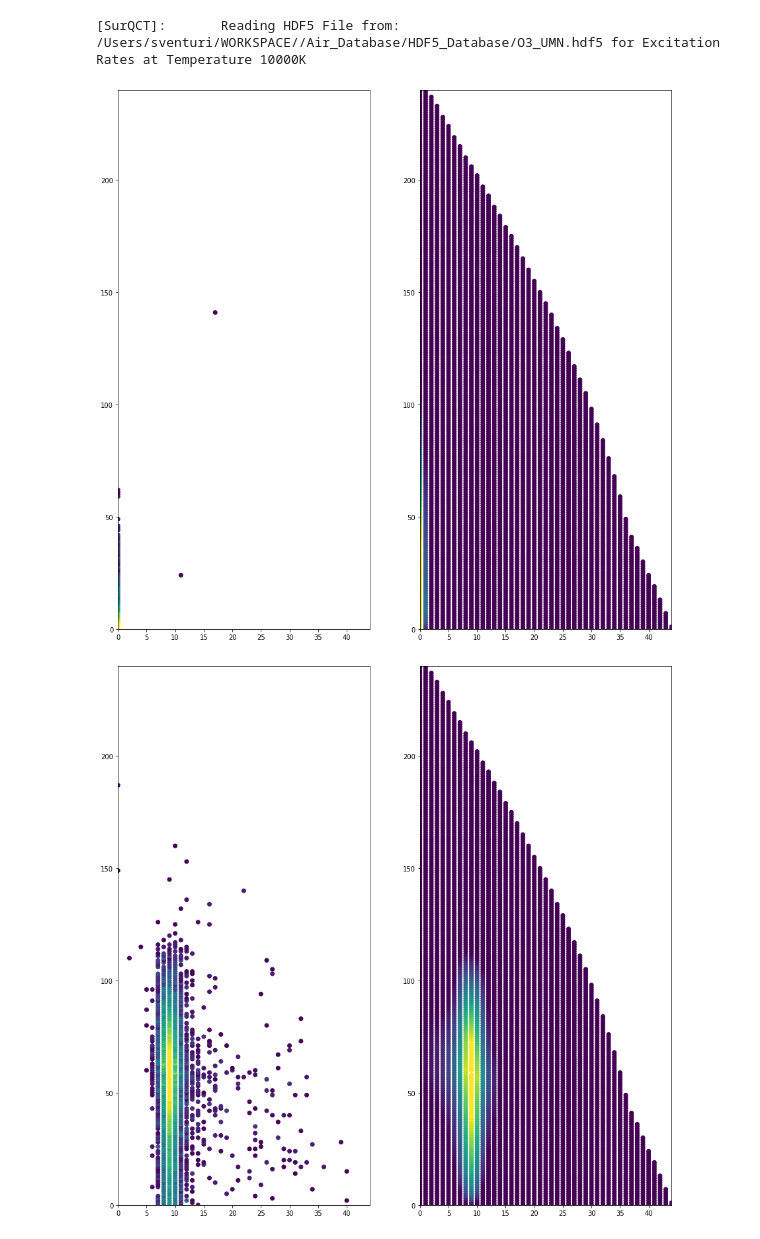
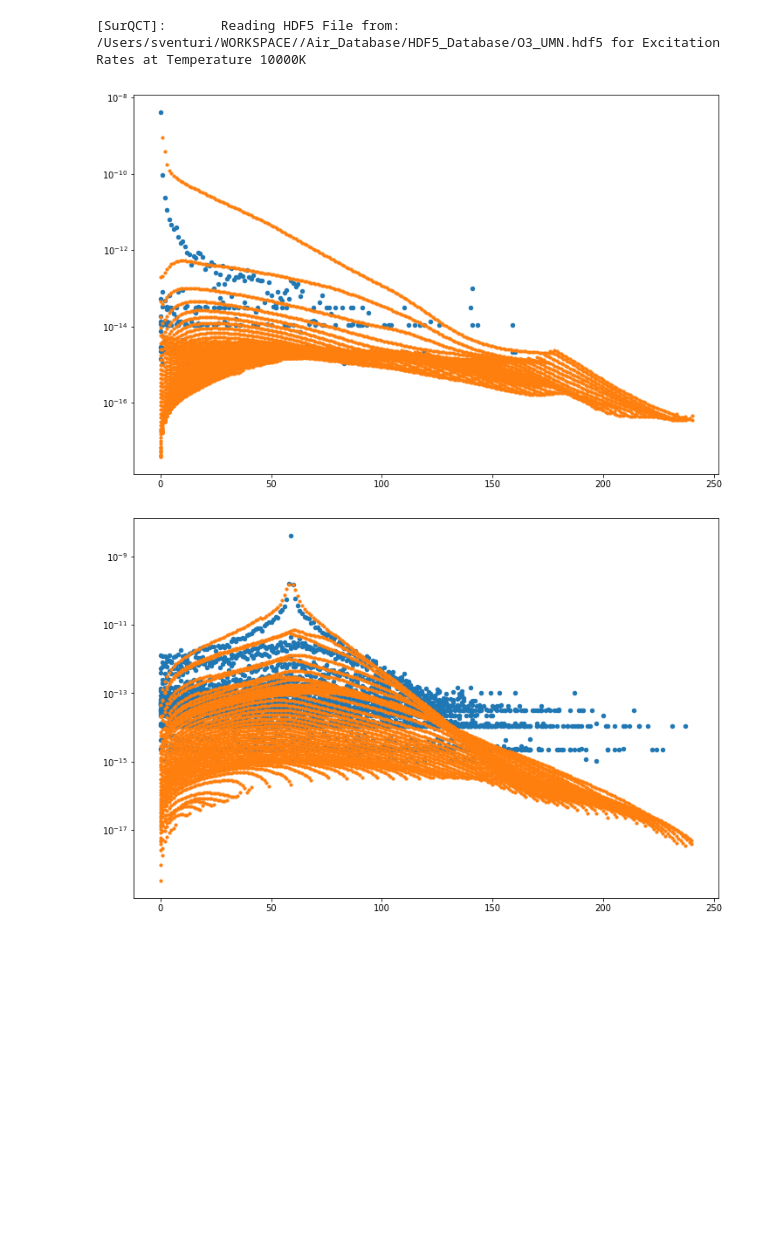
Before and after one commit to simoneventuri/SurQCT, a Jupyter notebook: scripts/postprocessing/Plot_CPlots.ipynb, the cells around one changed output. Saved outputs shown, nothing was run; the diff lists cells and outputs as text; code cells hidden in the pictures; blank space fills up the shorter version.

```diff
--- a/scripts/postprocessing/Plot_CPlots.ipynb
+++ b/scripts/postprocessing/Plot_CPlots.ipynb
@@ -263,6 +243,8 @@ for iIdx in tqdm(iIdxVec, desc='[SurQCT]:     Generating Inelastic and Exchange
     if (len(xTemp_FWD[NN_KExcit.xTrainingVar]) > 0):
         KExcit_NN_FWD          = np.exp( NN_KExcit.Model.predict(xTemp_FWD[NN_KExcit.xTrainingVar]) ) / InputData.MultFact
 
+
+
     ## BWD Rates
     iiIdxVec              = jIdxVecNo
     jIdxVec               = [iIdx]*jNLevelsNo
@@ -314,44 +296,50 @@ for iIdx in tqdm(iIdxVec, desc='[SurQCT]:     Generating Inelastic and Exchange
         xTemp_BWD             = pd.concat([iLevelsData, jLevelsData, kLevelsData], axis=1)
 
 
 
     ### Concatenating
         if (len(xTemp_FWD[NN_KExcit.xTrainingVar]) > 0):
-            xTemp    = pd.concat([xTemp_FWD, xTemp_BWD], axis=0)
+            xTemp     = pd.concat([xTemp_FWD, xTemp_BWD], axis=0)
             KExcit_NN = np.concatenate((KExcit_NN_FWD, KExcit_NN_BWD), axis=0)
         else:
             xTemp     = xTemp_BWD
             KExcit_NN = NN_KExcit_BWD
     else:
         if (len(xTemp_FWD[NN_KExcit.xTrainingVar]) > 0):
             xTemp     = xTemp_FWD
             KExcit_NN = NN_KExcit_FWD
 
 
 
     ### Plotting
+    Mask     = KExcit[:,iIdx] > 1.e-15
+
     cdict = {
       'red'  :  ( (0.0, 0.25, .25), (0.02, .59, .59), (1., 1., 1.)),
       'green':  ( (0.0, 0.0, 0.0), (0.02, .45, .45), (1., .97, .97)),
       'blue' :  ( (0.0, 1.0, 1.0), (0.02, .75, .75), (1., 0.45, 0.45))
     }
 
+#     fig, axs = plt.subplots(1,2,figsize=(15,15))
 
-    Mask     = KExcit[:,iIdx] > 1.e-13
+#     axs[0].scatter(DiatData[1]['vqn'][Mask], DiatData[1]['jqn'][Mask], c=np.log10(KExcit[Mask,iIdx]), vmin=-13, vmax=-11)
+#     axs[0].set_xlim([DiatData[1]['vqn'].min(), DiatData[1]['vqn'].max()])
+#     axs[0].set_ylim([DiatData[1]['jqn'].min(), DiatData[1]['jqn'].max()])
 
-    fig, axs = plt.subplots(1,2,figsize=(15,15))
+#     axs[1].scatter(xTemp['vqn_j'], xTemp['jqn_j'], c=np.log10(KExcit_NN[:,0]), vmin=-13, vmax=-11)
+#     axs[1].set_xlim([DiatData[1]['vqn'].min(), DiatData[1]['vqn'].max()])
+#     axs[1].set_ylim([DiatData[1]['jqn'].min(), DiatData[1]['jqn'].max()])
 
-    axs[0].scatter(DiatData[1]['vqn'][Mask], DiatData[1]['jqn'][Mask], c=np.log10(KExcit[Mask,iIdx]), vmin=-13, vmax=-11)
-    axs[0].set_xlim([DiatData[1]['vqn'].min(), DiatData[1]['vqn'].max()])
-    axs[0].set_ylim([DiatData[1]['jqn'].min(), DiatData[1]['jqn'].max()])
+#     ax=plt.gca()
+#     PCM=ax.get_children()[2] #get the mappable, the 1st and the 2nd are the x and y axes
+#     #plt.colorbar(PCM, ax=ax)
 
-    axs[1].scatter(xTemp['vqn_j'], xTemp['jqn_j'], c=np.log10(KExcit_NN[:,0]), vmin=-13, vmax=-11)
-    axs[1].set_xlim([DiatData[1]['vqn'].min(), DiatData[1]['vqn'].max()])
-    axs[1].set_ylim([DiatData[1]['jqn'].min(), DiatData[1]['jqn'].max()])
 
-    ax=plt.gca()
-    PCM=ax.get_children()[2] #get the mappable, the 1st and the 2nd are the x and y axes
-    #plt.colorbar(PCM, ax=ax)
+    fig = plt.figure(figsize=(12,8))
+
+    plt.scatter(DiatData[1]['jqn'][Mask], KExcit[Mask,iIdx], s=20)
+    plt.scatter(xTemp['jqn_j'], KExcit_NN[:,0], s=10)
+    plt.yscale('log')
 # %% [output]
-[figure, old version]
+[figure, new version]
-[figure, old version]
+[figure, new version]
```
Also changed, not shown: parts of 3 cells of this notebook, 9 other files.
